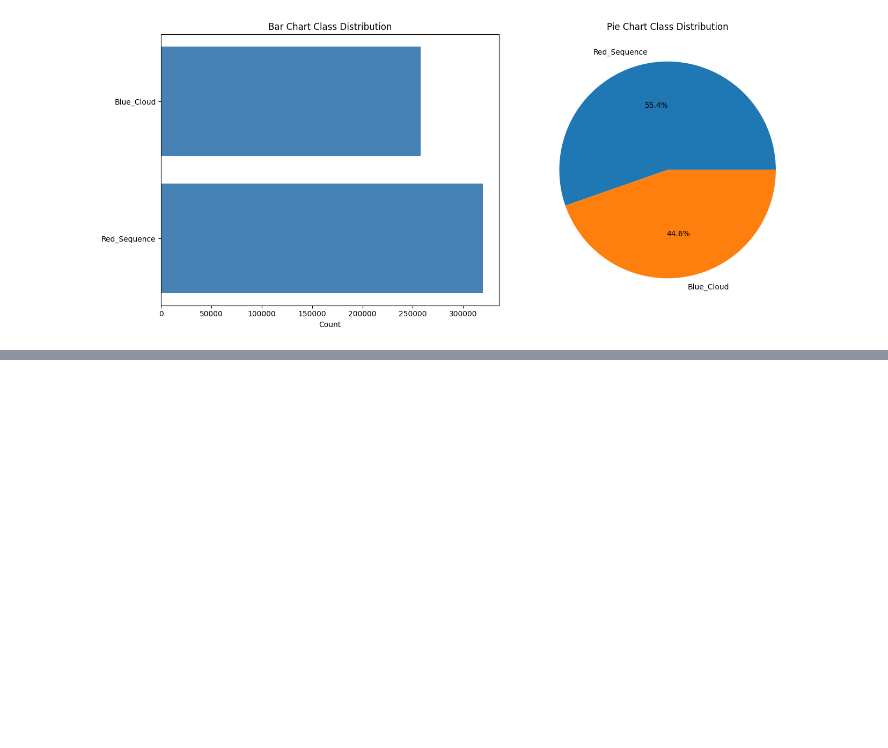
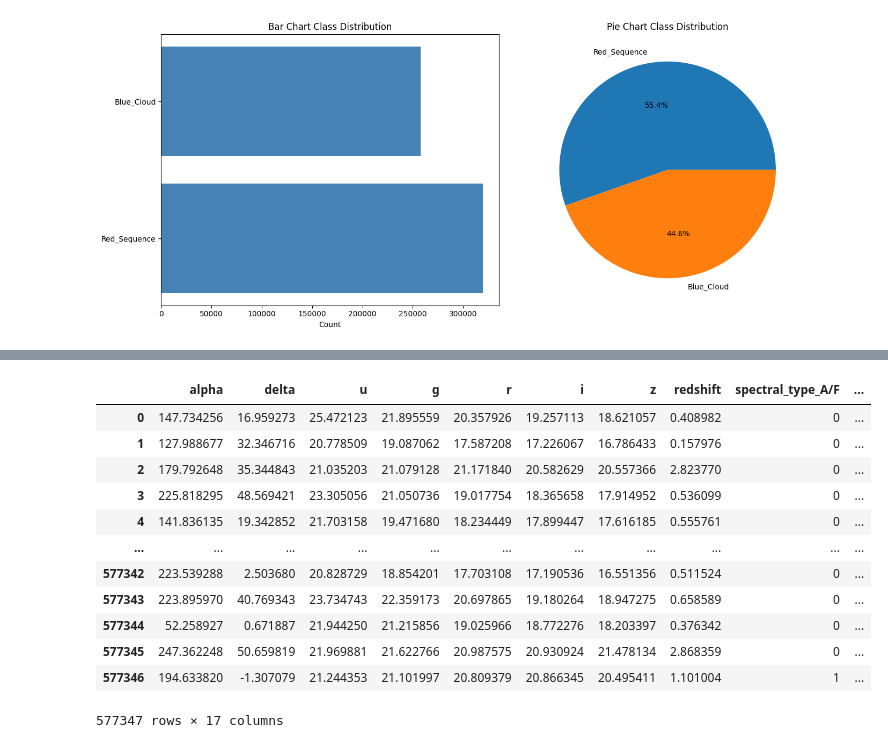
Before and after one commit to abdubakr77/predicting-stellar-class, a Jupyter notebook: notebooks_AB/01_eda.ipynb, the cells around one changed output, grey strips where cells are left out. Saved outputs shown, nothing was run; the diff lists cells and outputs as text; code cells hidden in the pictures; blank space fills up the shorter version.

Commit message:
feat: apply one-hot encoding and merge encoded features into training dataset

```diff
--- a/notebooks_AB/01_eda.ipynb
+++ b/notebooks_AB/01_eda.ipynb
@@ -60,4 +60,6 @@ print(f'Test Shape Is {test_df.shape}')
 # %% [output]
 Train Shape Is (577347, 12)
 Test Shape Is (247435, 11)
+# %%
+train_df.drop('id',inplace=True,axis=1)
 # %%
@@ -160,3 +160,6 @@ show_count_plots(train_df,'spectral_type')
 show_count_plots(train_df,'galaxy_population')
 # %% [output]
 [figure]
+# %%
+train_df_dummies = pd.get_dummies(train_df[train_df.columns[-3:]],dtype=int)
+train_df_dummies
@@ -162,0 +180,19 @@ show_count_plots(train_df,'galaxy_population')
+# %%
+train_df.drop(train_df.columns[-3:],inplace=True,axis=1)
+# %%
+train_df = pd.concat([train_df,train_df_dummies],axis=1)
+train_df
+# %% [output]
+|  | alpha | delta | u | g | r | i | z | redshift | spectral_type_A/F | ... |
+| 0 | 147.734256 | 16.959273 | 25.472123 | 21.895559 | 20.357926 | 19.257113 | 18.621057 | 0.408982 | 0 | ... |
+| 1 | 127.988677 | 32.346716 | 20.778509 | 19.087062 | 17.587208 | 17.226067 | 16.786433 | 0.157976 | 0 | ... |
+| 2 | 179.792648 | 35.344843 | 21.035203 | 21.079128 | 21.171840 | 20.582629 | 20.557366 | 2.823770 | 0 | ... |
+| 3 | 225.818295 | 48.569421 | 23.305056 | 21.050736 | 19.017754 | 18.365658 | 17.914952 | 0.536099 | 0 | ... |
+| 4 | 141.836135 | 19.342852 | 21.703158 | 19.471680 | 18.234449 | 17.899447 | 17.616185 | 0.555761 | 0 | ... |
+| ... | ... | ... | ... | ... | ... | ... | ... | ... | ... | ... |
+| 577342 | 223.539288 | 2.503680 | 20.828729 | 18.854201 | 17.703108 | 17.190536 | 16.551356 | 0.511524 | 0 | ... |
+| 577343 | 223.895970 | 40.769343 | 23.734743 | 22.359173 | 20.697865 | 19.180264 | 18.947275 | 0.658589 | 0 | ... |
+| 577344 | 52.258927 | 0.671887 | 21.944250 | 21.215856 | 19.025966 | 18.772276 | 18.203397 | 0.376342 | 0 | ... |
+| 577345 | 247.362248 | 50.659819 | 21.969881 | 21.622766 | 20.987575 | 20.930924 | 21.478134 | 2.868359 | 0 | ... |
+| 577346 | 194.633820 | -1.307079 | 21.244353 | 21.101997 | 20.809379 | 20.866345 | 20.495411 | 1.101004 | 1 | ... |
+577347 rows × 17 columns
```
Also changed, not shown: parts of 4 cells of this notebook.
